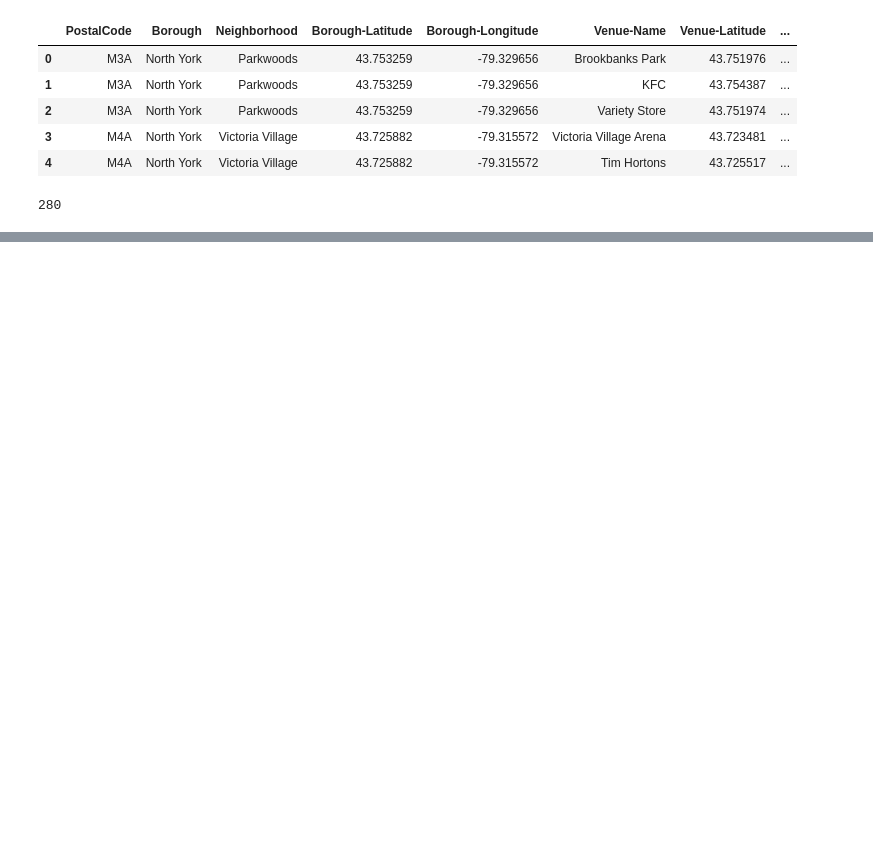
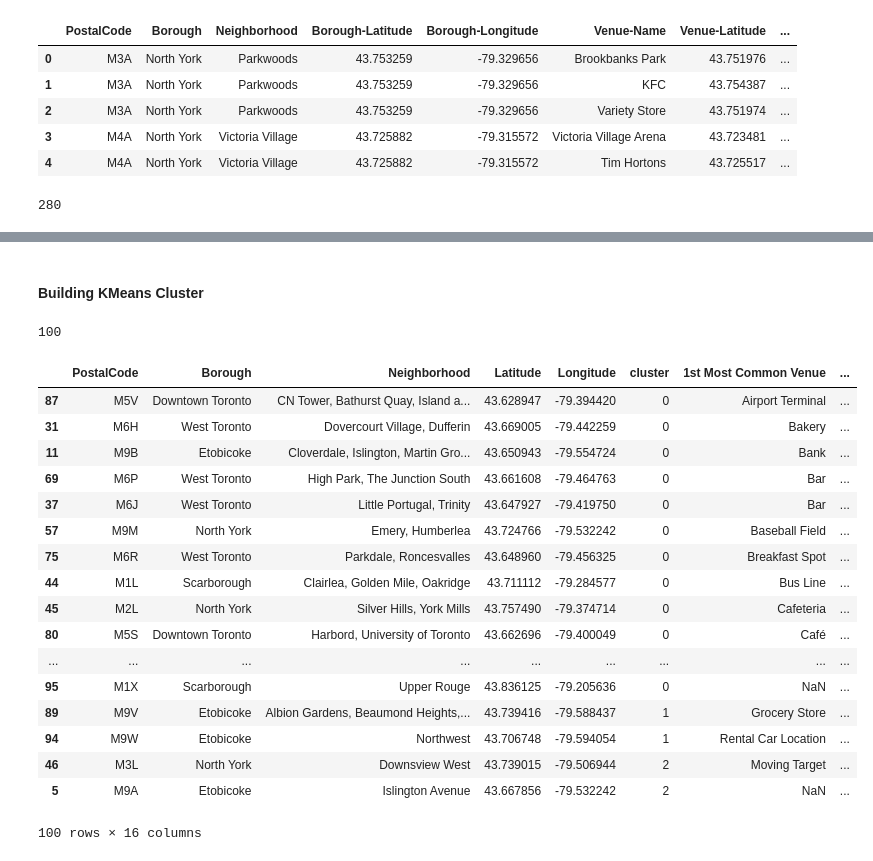
Before and after one commit to jay20196/Coursera_Capstone, a Jupyter notebook: week3project.ipynb, the cells around one changed output, grey strips where cells are left out. Drawn from its saved outputs; the diff is of its cells as text; code cells hidden in the pictures; blank space fills up the shorter version.

```diff
--- a/week3project.ipynb
+++ b/week3project.ipynb
@@ -254,0 +223,3 @@ len(venue_df['Venue-Category'].unique())
+# %%
+toronto_group_mean = onehot.groupby(['PostalCode','Borough','Neighborhood']).mean().reset_index()
+toronto_group_mean.head()
@@ -254,0 +234,26 @@ len(venue_df['Venue-Category'].unique())
+# %%
+# We will return top 10 most freq venues in our data frame
+top_k = 10
+indicators = ['st','nd','rd']
+area = ['PostalCode','Borough','Neighborhood']
+freq=[]
+
+for x in np.arange(top_k):
+    try:
+        freq.append('{}{} Most Common Venue'.format(x+1, indicators[x]))
+    except:
+        freq.append('{}th Most Common Venue'.format(x+1))
+
+top_venues = pd.DataFrame(columns = area + freq)
+top_venues['PostalCode'] = toronto_group_mean['PostalCode']
+top_venues['Borough'] = toronto_group_mean['Borough']
+top_venues['Neighborhood'] = toronto_group_mean['Neighborhood']
+
+# adding the ranking
+for num in np.arange(toronto_group_mean.shape[0]):
+    row = toronto_group_mean.iloc[num, :].iloc[3:]
+    row = row.sort_values(ascending=False) # Highest Rank gets first position
+    top_venues.iloc[num, 3:] = row.index.values[0:top_k]
+
+top_venues.sort_values(freq, inplace=True)
+top_venues
@@ -254,0 +279,10 @@ len(venue_df['Venue-Category'].unique())
+# %% [markdown]
+#### Building KMeans Cluster
+# %%
+# dropping all info col
+
+Kmeans_df = toronto_group_mean.drop(['PostalCode','Borough','Neighborhood'],1)
+KM = KMeans(n_clusters=3,random_state=0).fit(Kmeans_df)
+len(KM.labels_)
+# %% [output]
+100
@@ -254,0 +291,27 @@ len(venue_df['Venue-Category'].unique())
+# %%
+cluster_df = loc_df
+cluster_df['cluster'] = KM.labels_
+
+cluster_df = cluster_df.join(top_venues.drop(
+    ['Borough','Neighborhood'],1).set_index('PostalCode'), on='PostalCode')
+cluster_df.sort_values(['cluster']+ freq, inplace=True)
+cluster_df
+# %% [output]
+|  | PostalCode | Borough | Neighborhood | Latitude | Longitude | cluster | 1st Most Common Venue | ... |
+| 87 | M5V | Downtown Toronto | CN Tower, Bathurst Quay, Island a... | 43.628947 | -79.394420 | 0 | Airport Terminal | ... |
+| 31 | M6H | West Toronto | Dovercourt Village, Dufferin | 43.669005 | -79.442259 | 0 | Bakery | ... |
+| 11 | M9B | Etobicoke | Cloverdale, Islington, Martin Gro... | 43.650943 | -79.554724 | 0 | Bank | ... |
+| 69 | M6P | West Toronto | High Park, The Junction South | 43.661608 | -79.464763 | 0 | Bar | ... |
+| 37 | M6J | West Toronto | Little Portugal, Trinity | 43.647927 | -79.419750 | 0 | Bar | ... |
+| 57 | M9M | North York | Emery, Humberlea | 43.724766 | -79.532242 | 0 | Baseball Field | ... |
+| 75 | M6R | West Toronto | Parkdale, Roncesvalles | 43.648960 | -79.456325 | 0 | Breakfast Spot | ... |
+| 44 | M1L | Scarborough | Clairlea, Golden Mile, Oakridge | 43.711112 | -79.284577 | 0 | Bus Line | ... |
+| 45 | M2L | North York | Silver Hills, York Mills | 43.757490 | -79.374714 | 0 | Cafeteria | ... |
+| 80 | M5S | Downtown Toronto | Harbord, University of Toronto | 43.662696 | -79.400049 | 0 | Café | ... |
+| ... | ... | ... | ... | ... | ... | ... | ... | ... |
+| 95 | M1X | Scarborough | Upper Rouge | 43.836125 | -79.205636 | 0 | NaN | ... |
+| 89 | M9V | Etobicoke | Albion Gardens, Beaumond Heights,... | 43.739416 | -79.588437 | 1 | Grocery Store | ... |
+| 94 | M9W | Etobicoke | Northwest | 43.706748 | -79.594054 | 1 | Rental Car Location | ... |
+| 46 | M3L | North York | Downsview West | 43.739015 | -79.506944 | 2 | Moving Target | ... |
+| 5 | M9A | Etobicoke | Islington Avenue | 43.667856 | -79.532242 | 2 | NaN | ... |
+100 rows × 16 columns
```
Also changed, not shown: parts of 12 cells of this notebook.
